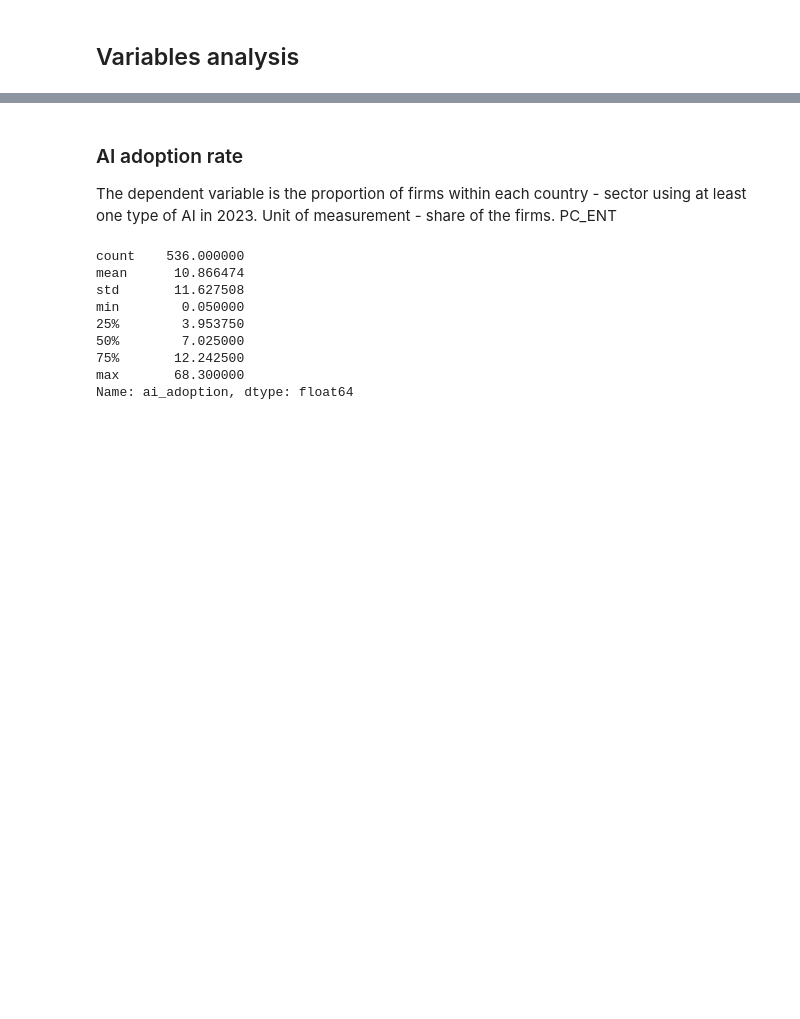
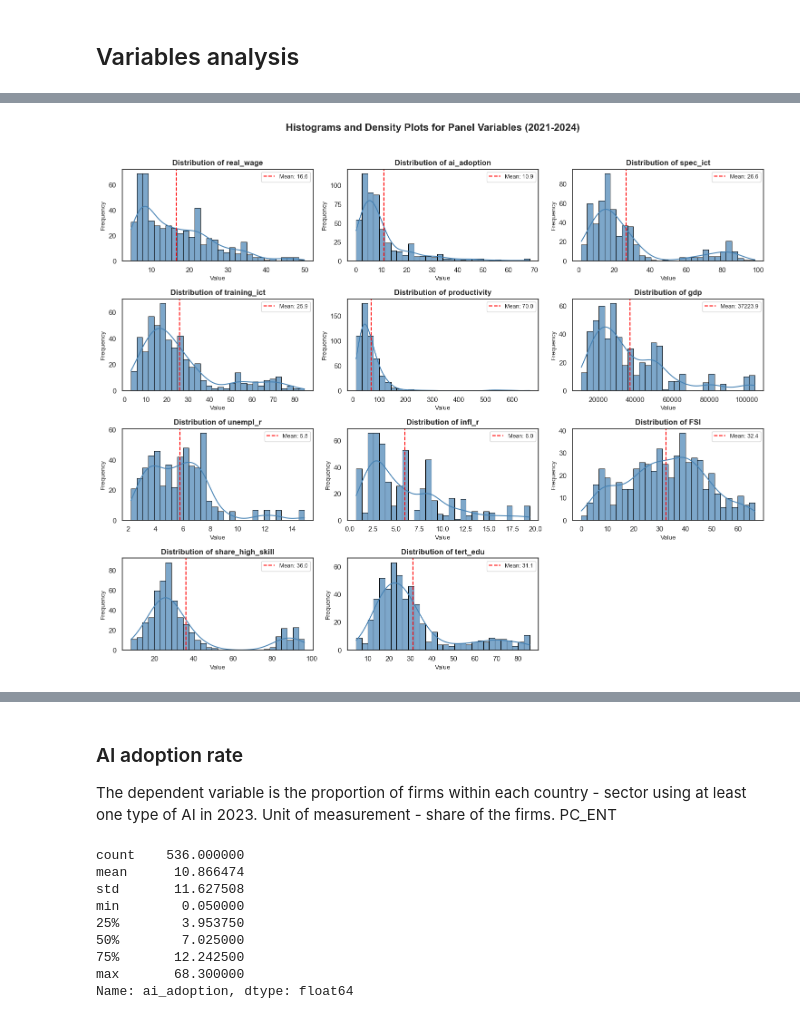
Before and after one commit to Martyniuk-y/Master_thesis, a Jupyter notebook: EDA.ipynb, the cells around one changed output, grey strips where cells are left out. Cells and saved outputs as stored; diff of their text form; code cells hidden in the pictures; blank space fills up the shorter version.

Commit message:
Adjusted EDA part and added new comments to the thesis file

```diff
--- a/EDA.ipynb
+++ b/EDA.ipynb
@@ -30,0 +108,55 @@ print(data)
+# %%
+def plot_all_distributions(df):
+
+    vars_to_plot = [var for var in all_vars if var in df.columns]
+
+    # Calculate grid size (4 rows x 3 columns gives 12 spots, enough for 11 variables)
+    n_vars = len(vars_to_plot)
+    cols = 3
+    rows = int(np.ceil(n_vars / cols))
+
+    # Set the visual style for academic papers (clean, no heavy gridlines)
+    sns.set_theme(style="white")
+
+    # Create the figure and subplots
+    fig, axes = plt.subplots(rows, cols, figsize=(15, 12))
+
+    # Flatten the axes array for easy iteration
+    axes = axes.flatten()
+
+    # Loop through each variable and plot a histogram with a KDE (Density) line
+    for i, var in enumerate(vars_to_plot):
+        ax = axes[i]
+
+        # Plot histogram + Kernel Density Estimate
+        sns.histplot(df[var].dropna(), kde=True, bins=30, color='steelblue',
+                     edgecolor='black', alpha=0.7, ax=ax)
+
+        # Clean up titles and labels
+        ax.set_title(f'Distribution of {var}', fontsize=12, fontweight='bold')
+        ax.set_xlabel('Value', fontsize=10)
+        ax.set_ylabel('Frequency', fontsize=10)
+
+        # Add a vertical red line for the Mean
+        mean_val = df[var].mean()
+        ax.axvline(mean_val, color='red', linestyle='dashed', linewidth=1.5,
+                   label=f'Mean: {mean_val:.1f}')
+        ax.legend(fontsize=9, loc='upper right')
+
+    # Remove any empty subplots if we have fewer than 12 variables (e.g., the 12th empty box)
+    for j in range(i + 1, len(axes)):
+        fig.delaxes(axes[j])
+
+    # Add a main title for the entire figure
+    fig.suptitle("Histograms and Density Plots for Panel Variables (2021-2024)",
+                 fontsize=16, fontweight='bold', y=1.02)
+
+    # Adjust layout so labels don't overlap
+    plt.tight_layout()
+
+    # Show the plot
+    plt.show()
+
+plot_all_distributions(data)
+# %% [output]
+[figure, added]
```
Also changed, not shown: parts of 149 cells of this notebook, 1 other file.
